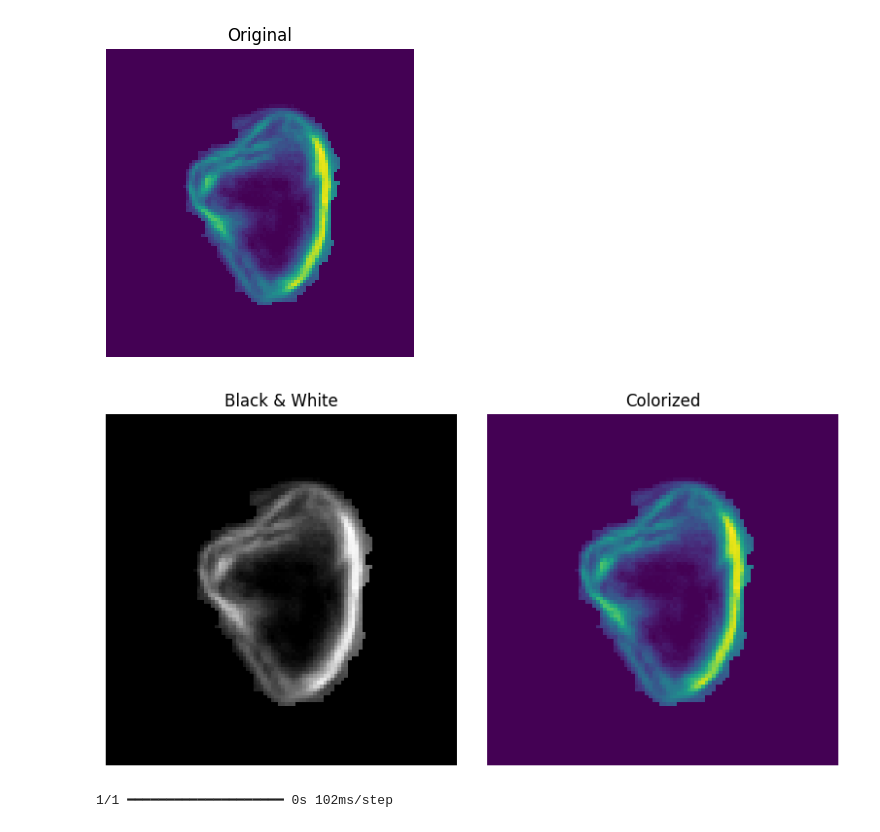
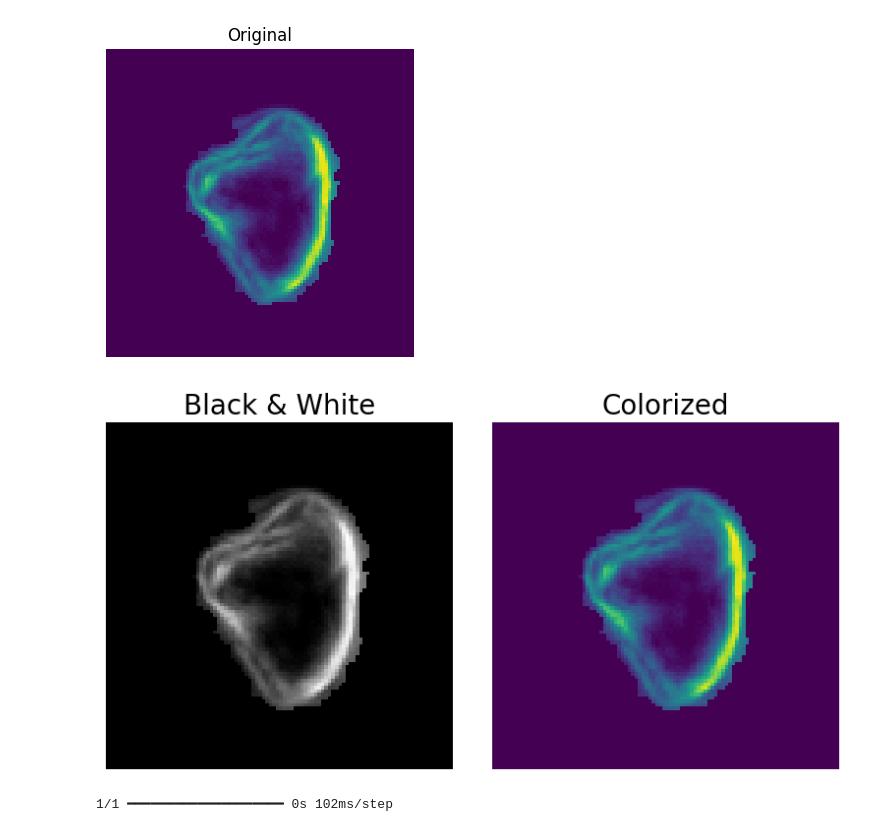
Before and after one commit to davidgc14/Mineria-Datos-UNED, a Jupyter notebook: Practica-3/laboratorio.ipynb, the cells around one changed output. Drawn from its saved outputs; the diff is of its cells as text; code cells hidden in the pictures.

```diff
--- a/Practica-3/laboratorio.ipynb
+++ b/Practica-3/laboratorio.ipynb
@@ -1159,21 +1179,22 @@ plt.axis("off")
 [figure]
 # %%
 plt.figure(figsize=(8, 4))
+fontsize = 20
 
 plt.subplot(1, 2, 1)
 plt.imshow(input_image.squeeze(), cmap='gray')
-plt.title("Black & White")
+plt.title("Black & White", fontsize=fontsize)
 plt.axis("off")
 
 plt.subplot(1, 2, 2)
 plt.imshow(input_image.squeeze())#, cmap='gray')
-plt.title("Colorized")
+plt.title("Colorized", fontsize=fontsize)
 plt.axis("off")
 
 plt.tight_layout()
 plt.show()
 # %% [output]
-[figure, old version]
+[figure, new version]
 # %%
 for layer_index in conv_layer_indices:
     # Crear modelo que extrae mapas de características de la capa especificada
```
Also changed, not shown: parts of 6 cells of this notebook, 1 other file.
